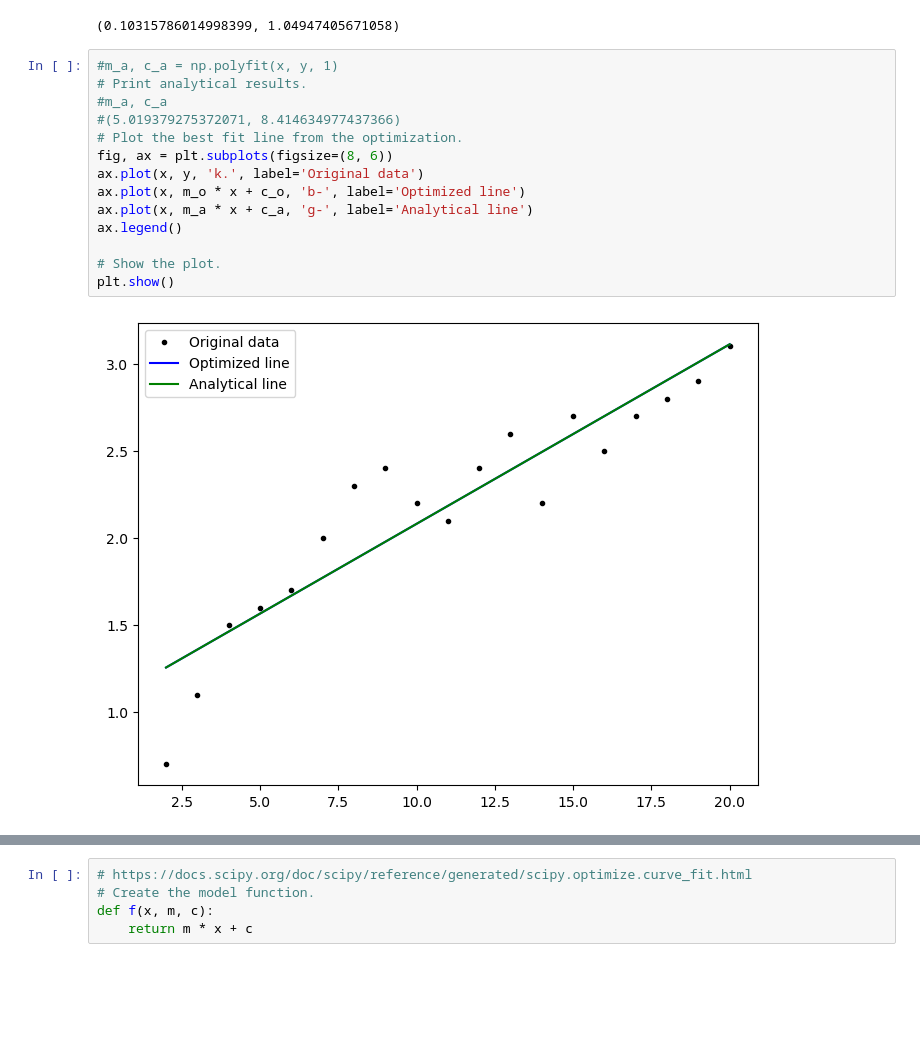
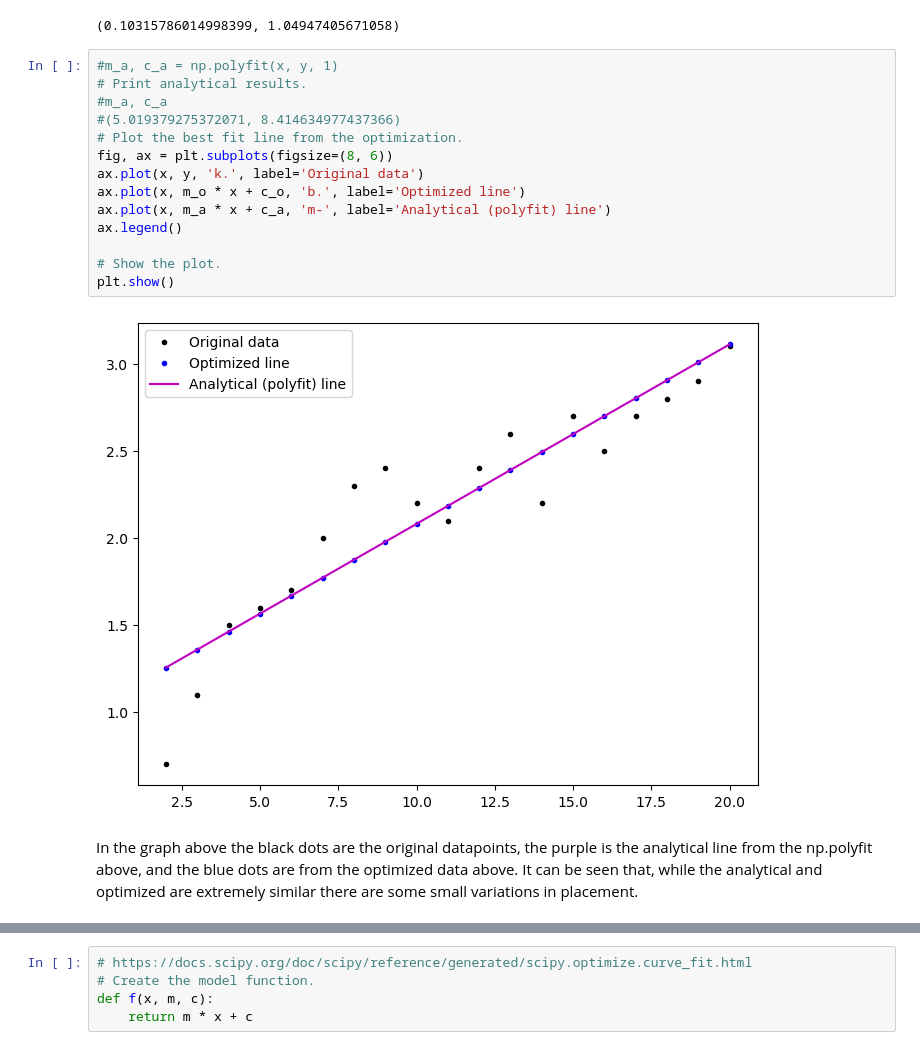
Before and after one commit to kaob1991/Machine-learning-and-statistics, a Jupyter notebook: models.ipynb, the cells around one changed output, grey strips where cells are left out. Cells and saved outputs as stored; diff of their text form; blank space fills up the shorter version.

```diff
--- a/models.ipynb
+++ b/models.ipynb
@@ -140,18 +171,20 @@ m_o, c_o
 # %%
 #m_a, c_a = np.polyfit(x, y, 1)
 # Print analytical results.
 #m_a, c_a
 #(5.019379275372071, 8.414634977437366)
 # Plot the best fit line from the optimization.
 fig, ax = plt.subplots(figsize=(8, 6))
 ax.plot(x, y, 'k.', label='Original data')
-ax.plot(x, m_o * x + c_o, 'b-', label='Optimized line')
-ax.plot(x, m_a * x + c_a, 'g-', label='Analytical line')
+ax.plot(x, m_o * x + c_o, 'b.', label='Optimized line')
+ax.plot(x, m_a * x + c_a, 'm-', label='Analytical (polyfit) line')
 ax.legend()
 
 # Show the plot.
 plt.show()
 # %% [output]
-[figure, old version]
+[figure, new version]
+# %% [markdown]
+In the graph above the black dots are the original datapoints, the purple is the analytical line from the np.polyfit above, and the blue dots are from the optimized data above. It can be seen that, while the analytical and optimized are extremely similar there are some small variations in placement.
 # %% [markdown]
 ## Scipy.optimize.curve_fit
```
Also changed, not shown: parts of 17 cells of this notebook, 1 other file.
